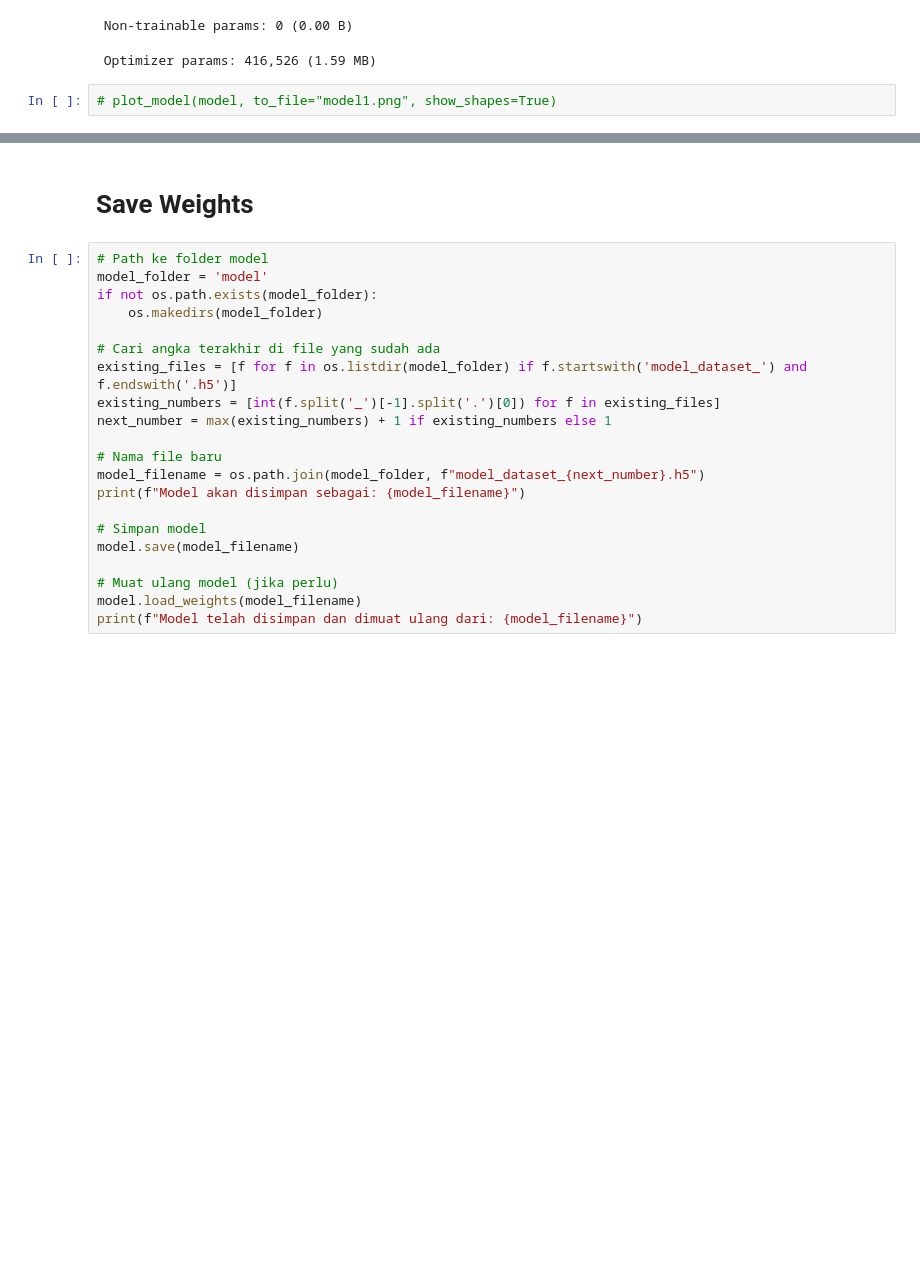
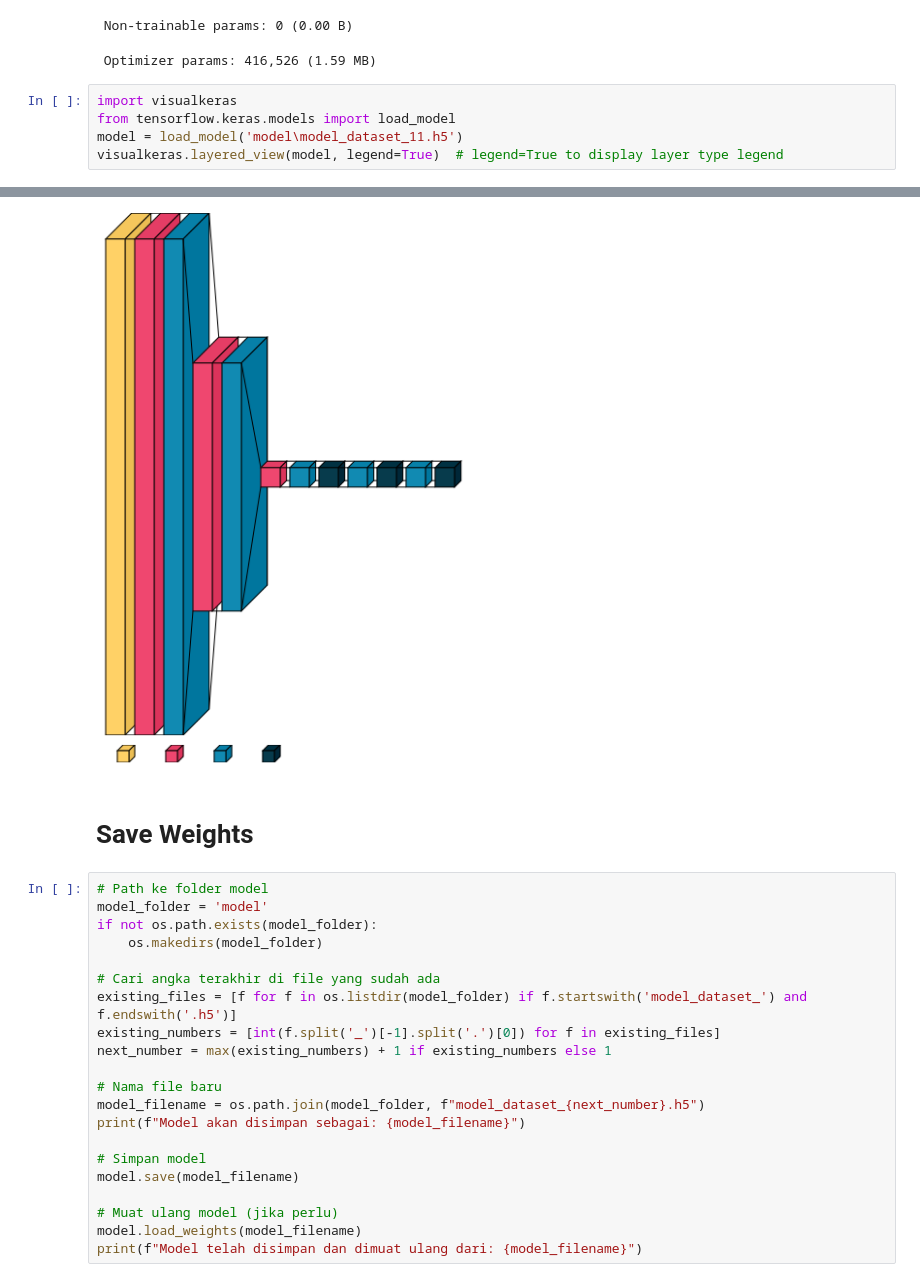
Before and after one commit to KodokHamil/Wheelchair-Movement-Control-Based-on-Hand-Gesture-Using-LSTM, a Jupyter notebook: nopal_Modifier_Training_Model.ipynb, the cells around one changed output, grey strips where cells are left out. Drawn from its saved outputs; the diff is of its cells as text; blank space fills up the shorter version.

```diff
--- a/nopal_Modifier_Training_Model.ipynb
+++ b/nopal_Modifier_Training_Model.ipynb
@@ -201,5 +201,9 @@ Model: "sequential_1"
  Trainable params: 208,262 (813.52 KB)
  Non-trainable params: 0 (0.00 B)
  Optimizer params: 416,526 (1.59 MB)
-# %%
-# plot_model(model, to_file="model1.png", show_shapes=True)
+# %%
+import visualkeras
+from tensorflow.keras.models import load_model
+model = load_model('model\model_dataset_11.h5')
+visualkeras.layered_view(model, legend=True)  # legend=True to display layer type legend
+# %% [output]
@@ -206,3 +211,4 @@ Model: "sequential_1"
+[figure, added]
 # %% [markdown]
 # **Save Weights**
 # %%
```
Also changed, not shown: parts of 1 cell of this notebook, 2 other files.
